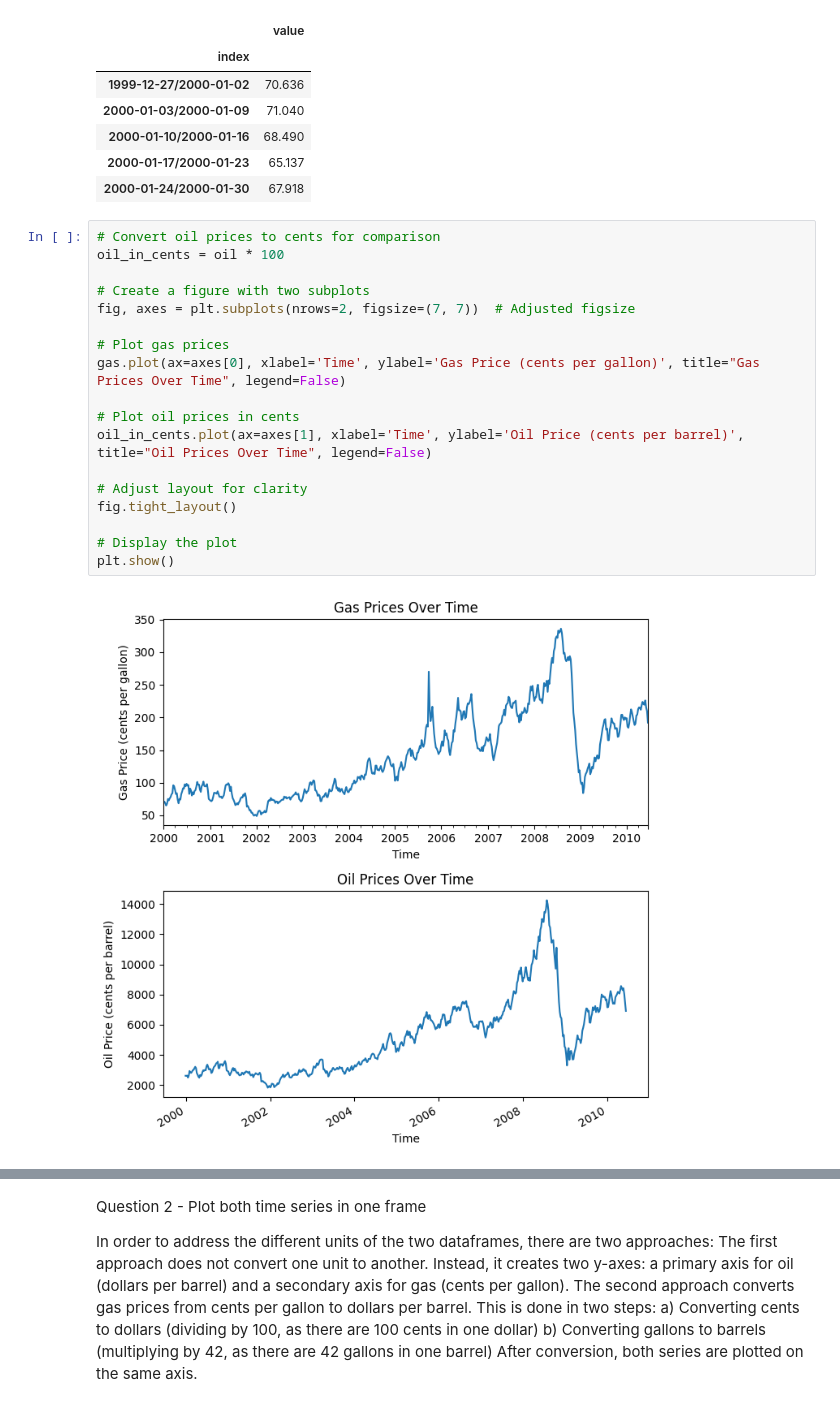
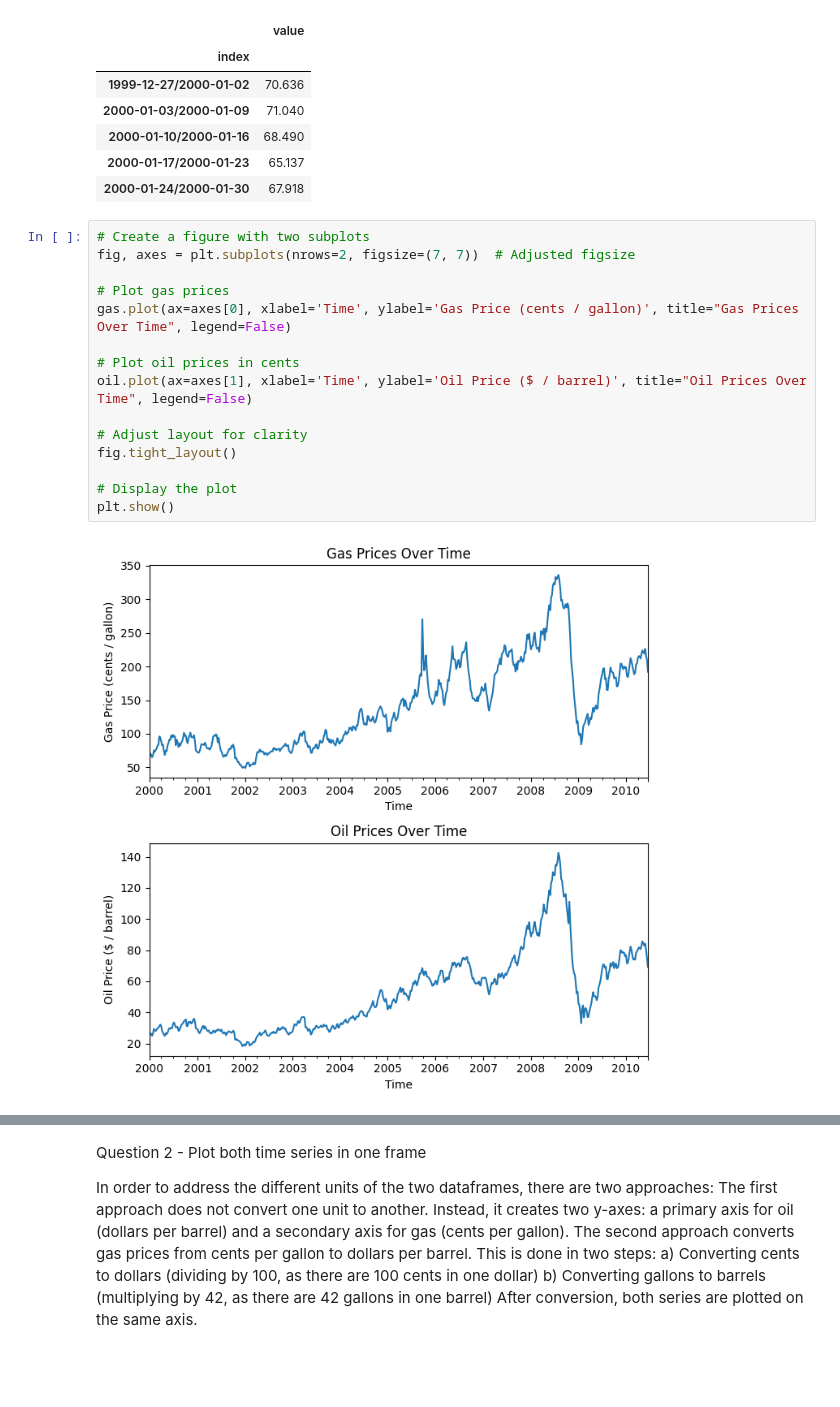
Before and after one commit to s-shahpouri/Forecasting_Predictive_Analytics, a Jupyter notebook: Assignment 1.ipynb, the cells around one changed output, grey strips where cells are left out. Saved outputs shown, nothing was run; the diff lists cells and outputs as text; blank space fills up the shorter version.

```diff
--- a/Assignment 1.ipynb
+++ b/Assignment 1.ipynb
@@ -61,22 +61,19 @@ memory usage: 8.5 KB
 | 2000-01-17/2000-01-23 | 65.137 |
 | 2000-01-24/2000-01-30 | 67.918 |
 # %%
-# Convert oil prices to cents for comparison
-oil_in_cents = oil * 100
-
 # Create a figure with two subplots
 fig, axes = plt.subplots(nrows=2, figsize=(7, 7))  # Adjusted figsize
 
 # Plot gas prices
-gas.plot(ax=axes[0], xlabel='Time', ylabel='Gas Price (cents per gallon)', title="Gas Prices Over Time", legend=False)
+gas.plot(ax=axes[0], xlabel='Time', ylabel='Gas Price (cents / gallon)', title="Gas Prices Over Time", legend=False)
 
 # Plot oil prices in cents
-oil_in_cents.plot(ax=axes[1], xlabel='Time', ylabel='Oil Price (cents per barrel)', title="Oil Prices Over Time", legend=False)
+oil.plot(ax=axes[1], xlabel='Time', ylabel='Oil Price ($ / barrel)', title="Oil Prices Over Time", legend=False)
 
 # Adjust layout for clarity
 fig.tight_layout()
 
 # Display the plot
 plt.show()
 # %% [output]
-[figure, old version]
+[figure, new version]
```
Also changed, not shown: parts of 6 cells of this notebook.
